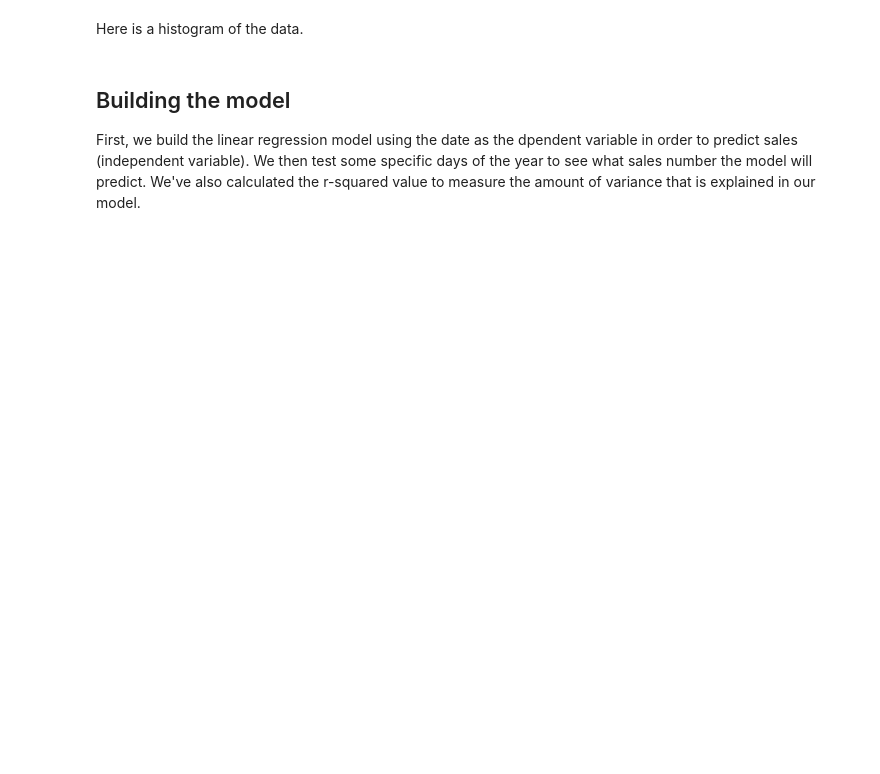
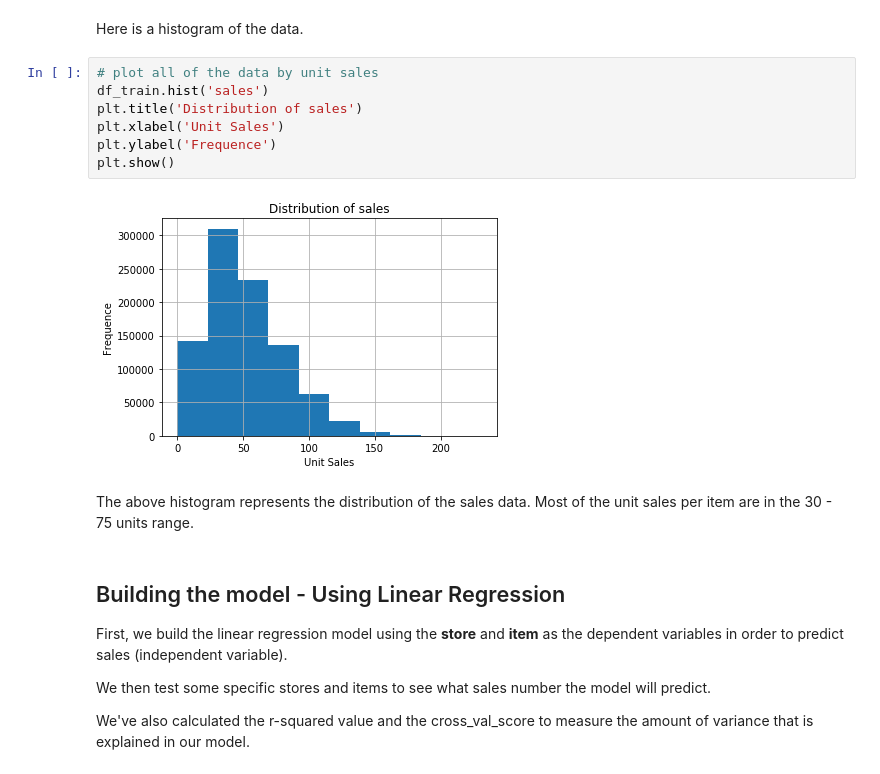
Before and after one commit to etterfred/Thinkful, a Jupyter notebook: 3.1.4 - OLS and KNN model comparison.ipynb, the cells around one changed output. Drawn from its saved outputs; the diff is of its cells as text; blank space fills up the shorter version.

```diff
--- a/3.1.4 - OLS and KNN model comparison.ipynb
+++ b/3.1.4 - OLS and KNN model comparison.ipynb
@@ -136,6 +106,21 @@ plt.show()
 # %% [markdown]
 Here is a histogram of the data.
+# %%
+# plot all of the data by unit sales
+df_train.hist('sales')
+plt.title('Distribution of sales')
+plt.xlabel('Unit Sales')
+plt.ylabel('Frequence')
+plt.show()
+# %% [output]
+[figure, added]
+# %% [markdown]
+The above histogram represents the distribution of the sales data.  Most of the unit sales per item are in the 30 - 75 units range.
 # %% [markdown]
-## Building the model
-First, we build the linear regression model using the date as the dpendent variable in order to predict sales (independent variable).  We then test some specific days of the year to see what sales number the model will predict.  We've also calculated the r-squared value to measure the amount of variance that is explained in our model.
+## Building the model - Using Linear Regression
+First, we build the linear regression model using the **store** and **item** as the dependent variables in order to predict sales (independent variable).
+
+We then test some specific stores and items to see what sales number the model will predict.
+
+We've also calculated the r-squared value and the cross_val_score to measure the amount of variance that is explained in our model.
 # %%
```
Also changed, not shown: parts of 39 cells of this notebook.
